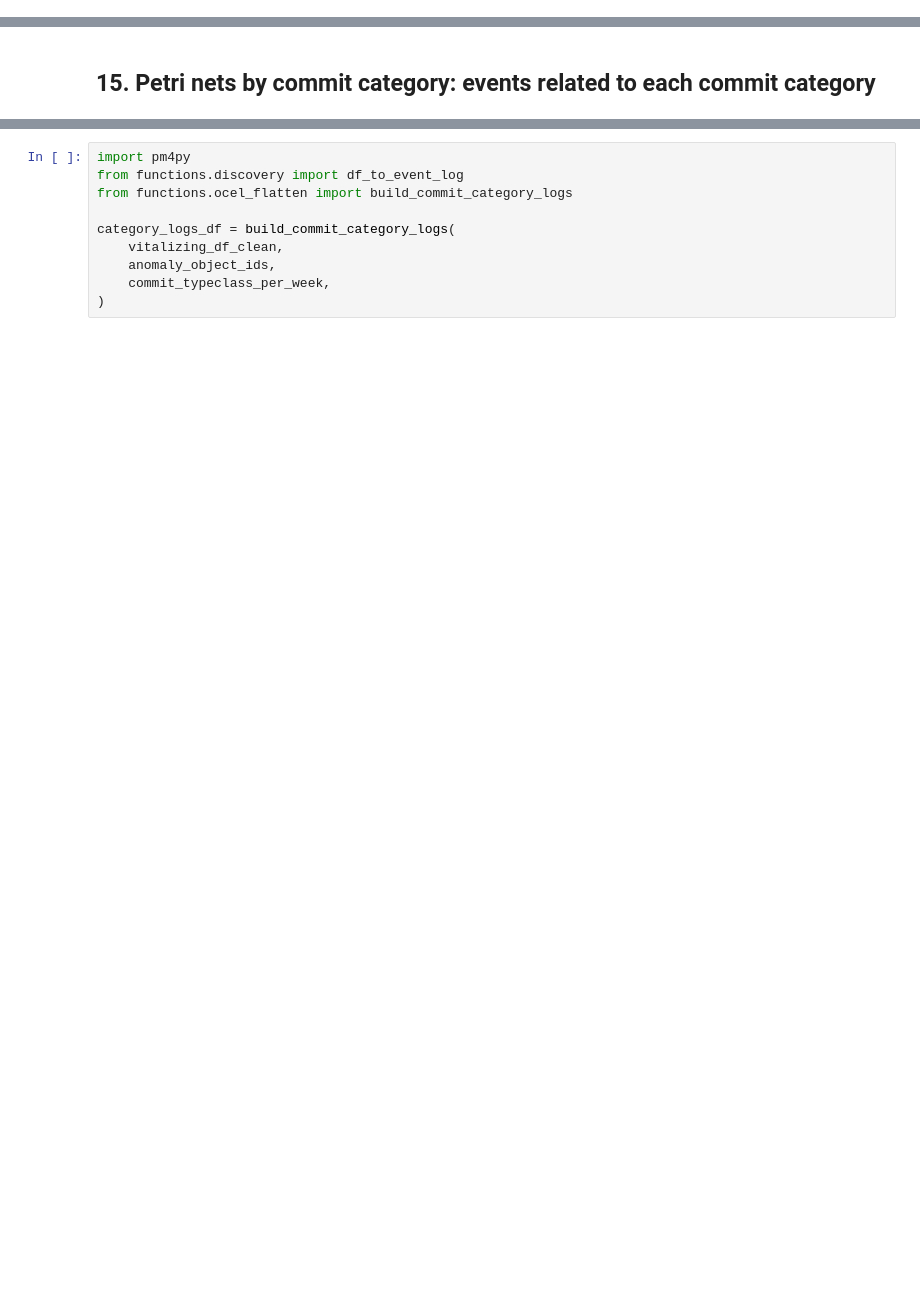
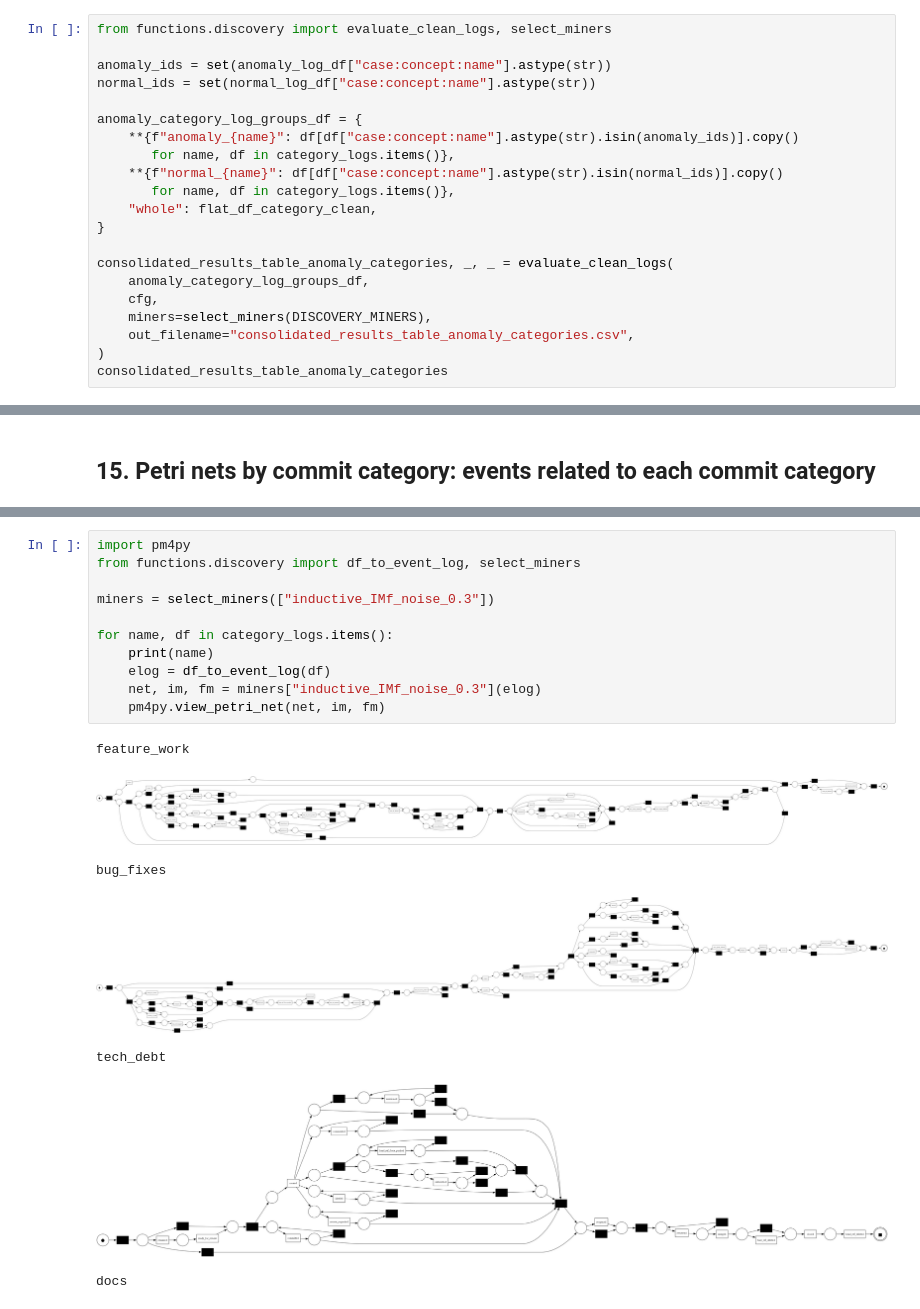
Before and after one commit to MahsaChoop/Lifecycle-Processes, a Jupyter notebook: main.ipynb, the cells around one changed output, grey strips where cells are left out. Cells and saved outputs as stored; diff of their text form; blank space fills up the shorter version.

```diff
--- a/main.ipynb
+++ b/main.ipynb
@@ -230,0 +288,21 @@ Saved C:\Users\mahsa.choopannezhadm\OneDrive - University of Liechtenstein\Deskt
+# %%
+from functions.discovery import evaluate_clean_logs, select_miners
+
+anomaly_ids = set(anomaly_log_df["case:concept:name"].astype(str))
+normal_ids = set(normal_log_df["case:concept:name"].astype(str))
+
+anomaly_category_log_groups_df = {
+    **{f"anomaly_{name}": df[df["case:concept:name"].astype(str).isin(anomaly_ids)].copy()
+       for name, df in category_logs.items()},
+    **{f"normal_{name}": df[df["case:concept:name"].astype(str).isin(normal_ids)].copy()
+       for name, df in category_logs.items()},
+    "whole": flat_df_category_clean,
+}
+
+consolidated_results_table_anomaly_categories, _, _ = evaluate_clean_logs(
+    anomaly_category_log_groups_df,
+    cfg,
+    miners=select_miners(DISCOVERY_MINERS),
+    out_filename="consolidated_results_table_anomaly_categories.csv",
+)
+consolidated_results_table_anomaly_categories
@@ -241,10 +371,19 @@ the output:
 # %%
 import pm4py
-from functions.discovery import df_to_event_log
-from functions.ocel_flatten import build_commit_category_logs
+from functions.discovery import df_to_event_log, select_miners
 
-category_logs_df = build_commit_category_logs(
-    vitalizing_df_clean,
-    anomaly_object_ids,
-    commit_typeclass_per_week,
-)
+miners = select_miners(["inductive_IMf_noise_0.3"])
+
+for name, df in category_logs.items():
+    print(name)
+    elog = df_to_event_log(df)
+    net, im, fm = miners["inductive_IMf_noise_0.3"](elog)
+    pm4py.view_petri_net(net, im, fm)
+# %% [output]
+feature_work
+[figure, added]
+bug_fixes
+[figure, added]
+tech_debt
+[figure, added]
+docs
```
Also changed, not shown: parts of 18 cells of this notebook, 22 other files.
